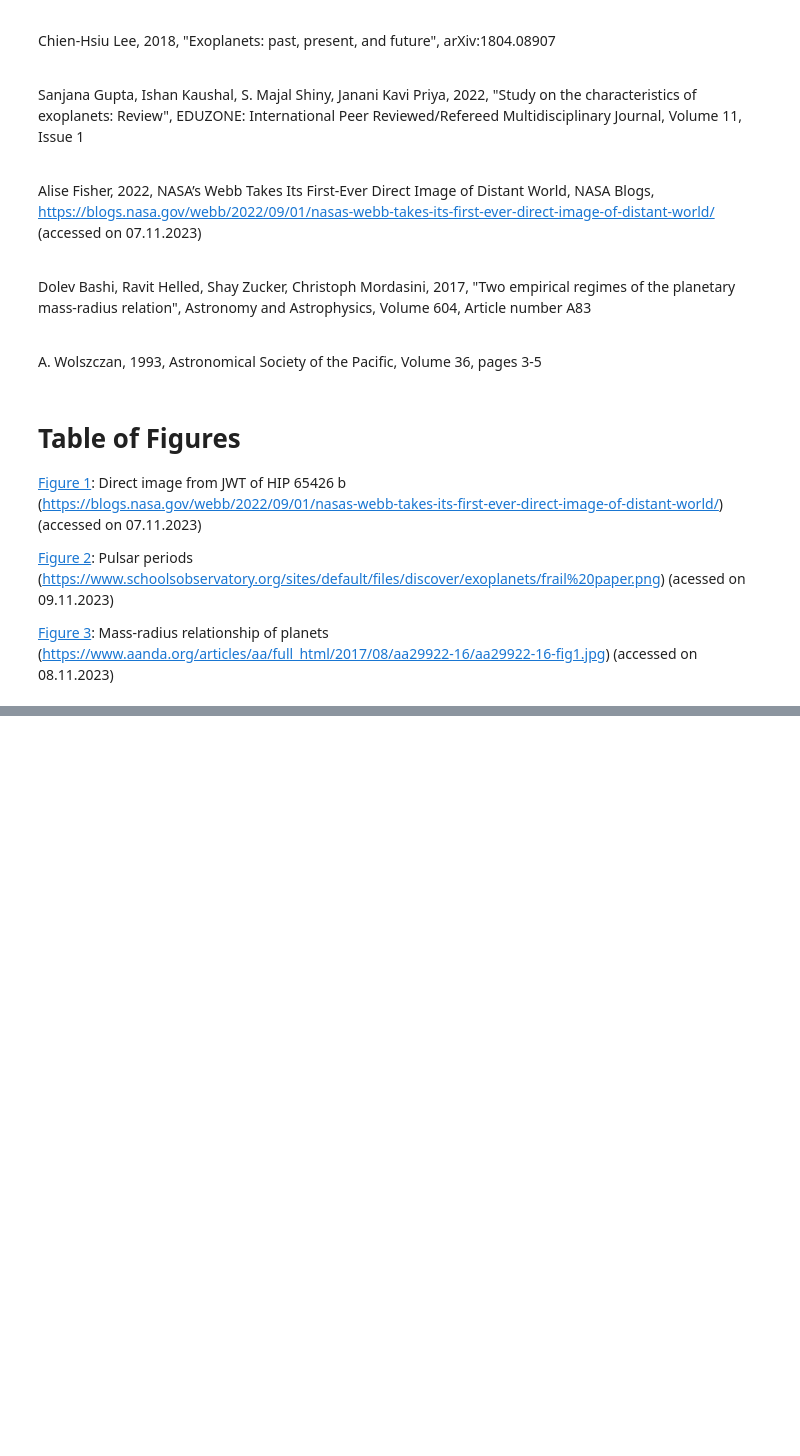
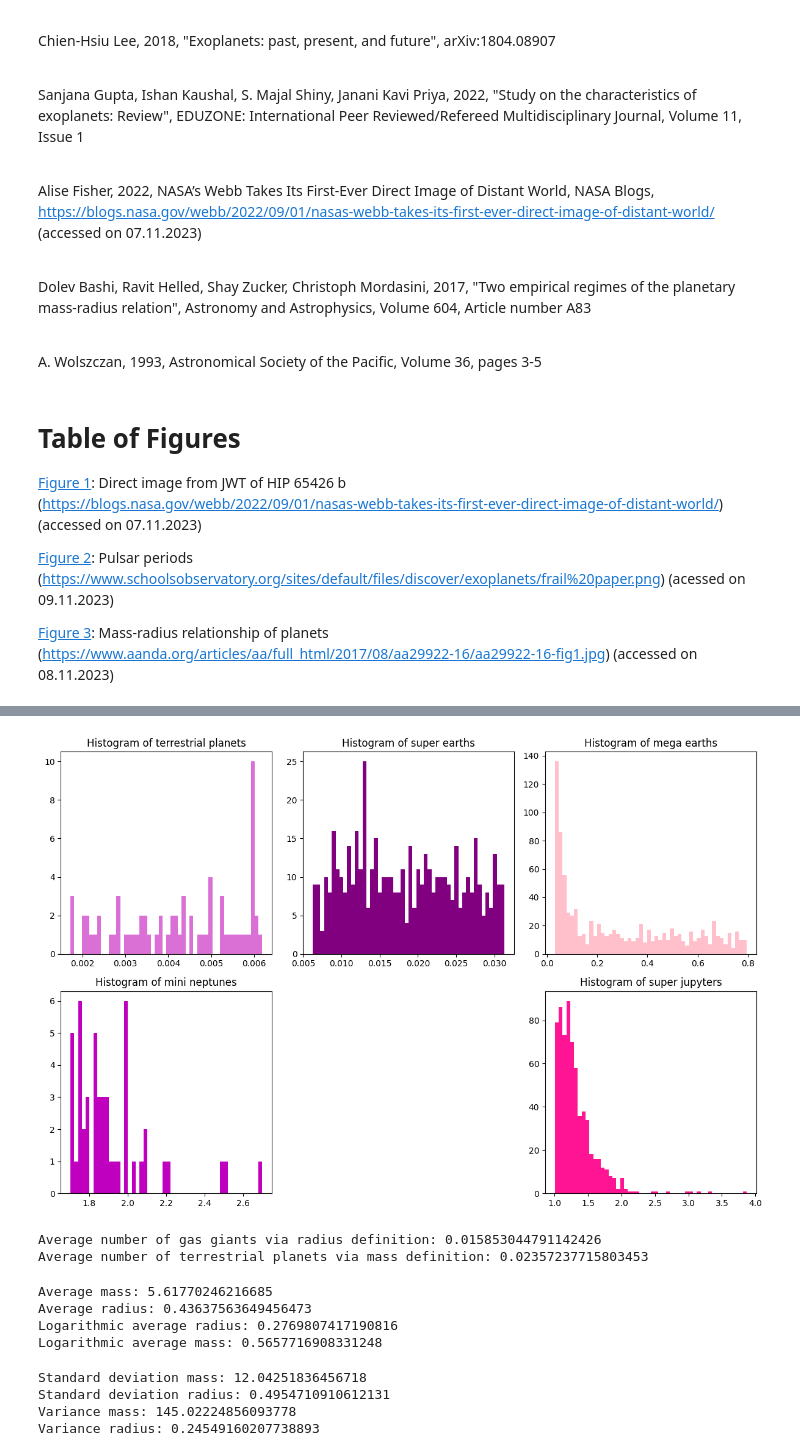
Before and after one commit to samkampitsch/data-and-statistics, a Jupyter notebook: Exoplanets.ipynb, the cells around one changed output, grey strips where cells are left out. Cells and saved outputs as stored; diff of their text form; code cells hidden in the pictures; blank space fills up the shorter version.

```diff
--- a/Exoplanets.ipynb
+++ b/Exoplanets.ipynb
@@ -704,0 +215,80 @@ dtype: float64
+# %%
+plt.figure(figsize=(12, 8))
+
+plt.subplot(2, 3, 1)
+plt.title("Histogram of terrestrial planets")
+m_tr = data[(data['mass'] > 0.00157) & (data['mass'] < 0.0062)]
+plt.hist(m_tr['mass'], bins=50, color='orchid')
+
+plt.subplot(2, 3, 2)
+plt.title('Histogram of super earths')
+m_se = data[(data['mass'] > 0.0062) & (data['mass'] < 0.0314)]
+plt.hist(m_se['mass'], bins=50, color='purple')
+
+plt.subplot(2, 3, 3)
+plt.title('Histogram of mega earths')
+m_me = data[(data['mass'] > 0.0314) & (data['mass'] < 0.8)]
+plt.hist(m_me['mass'], bins=50, color='pink')
+
+plt.subplot(2, 3, 4)
+plt.title('Histogram of mini neptunes')
+r_n = data[(data['radius'] > 1.7) & (data['radius'] < 3)]
+plt.hist(r_n['radius'], bins=50, color='m')
+
+plt.subplot(2, 3, 6)
+plt.title('Histogram of super jupyters')
+r_j = data[(data['radius'] > 1) & (data['radius'] < 4)]
+plt.hist(r_j['radius'], bins=50, color='deeppink')
+
+plt.tight_layout()
+
+plt.show()
+# %% [output]
+[figure, added]
+# %%
+Nagas = np.sum(radius>=1.7)  / len(radius) #dividiert durch daten länge
+print("Average number of gas giants via radius definition:", Nagas)
+
+Nater = np.sum((mass>=0.00157) * (mass<=0.0062)) / len(mass)
+print("Average number of terrestrial planets via mass definition:", Nater)
+
+#Values are so low because the amount of data we have for those specific limitations is very small
+# %% [output]
+Average number of gas giants via radius definition: 0.015853044791142426
+Average number of terrestrial planets via mass definition: 0.02357237715803453
+# %%
+# Average of linear and logarithmic extinction values
+av_ma = np.average(mass)
+print("Average mass:", av_ma)
+
+av_ra = np.average(radius)
+print("Average radius:", av_ra)
+
+av_log_ra = np.exp(np.mean(np.log(radius)))
+print("Logarithmic average radius:", av_log_ra)
+
+av_log_ma = np.exp(np.mean(np.log(mass)))
+print("Logarithmic average mass:", av_log_ma)
+# %% [output]
+Average mass: 5.61770246216685
+Average radius: 0.43637563649456473
+Logarithmic average radius: 0.2769807417190816
+Logarithmic average mass: 0.5657716908331248
+# %%
+# Stardard deviation of extinction values
+std_mass = np.std(mass)
+print("Standard deviation mass:", std_mass)
+
+std_radius = np.std(radius)
+print("Standard deviation radius:", std_radius)
+
+variance_mass = (std_mass)**2
+print("Variance mass:", variance_mass)
+
+variance_radius = (std_radius)**2
+print("Variance radius:",variance_radius)
+# %% [output]
+Standard deviation mass: 12.04251836456718
+Standard deviation radius: 0.4954710910612131
+Variance mass: 145.02224856093778
+Variance radius: 0.24549160207738893
```
Also changed, not shown: parts of 38 cells of this notebook.
